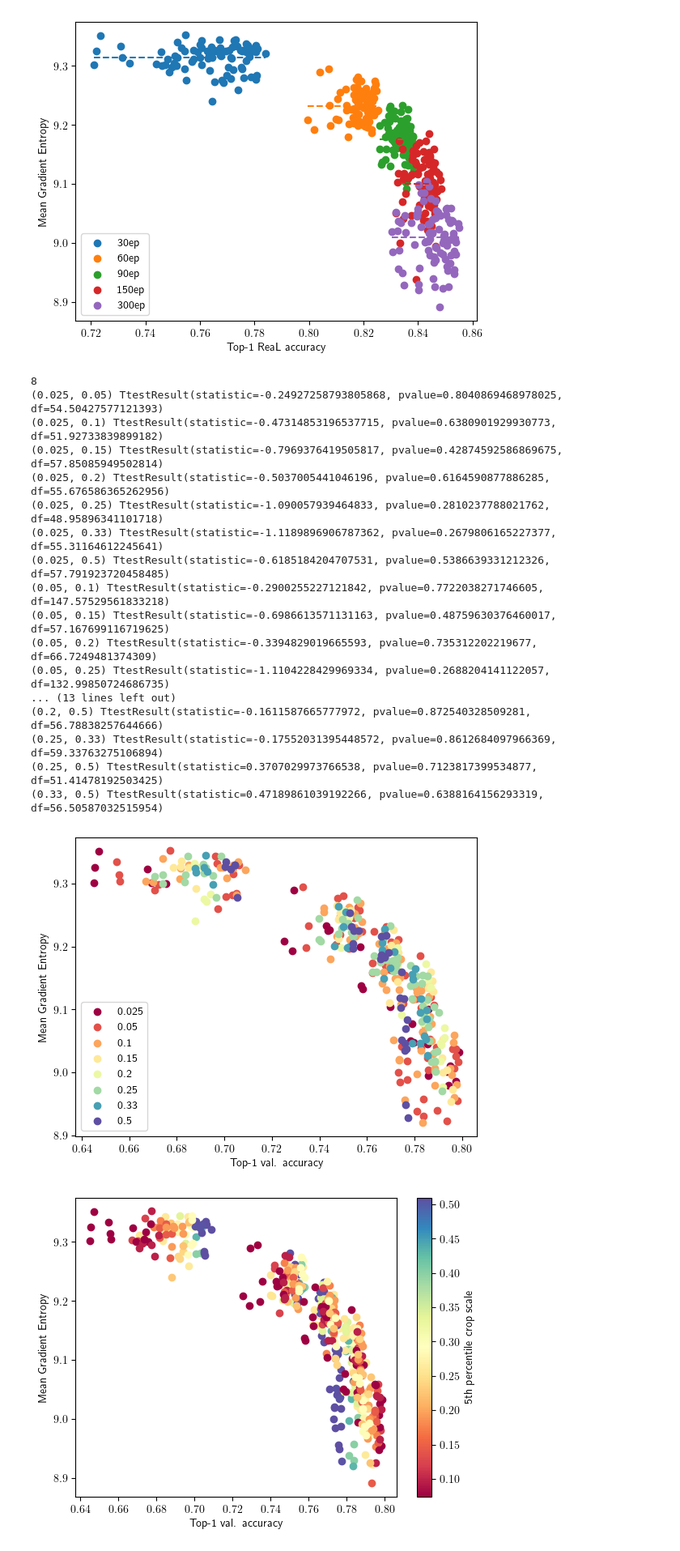
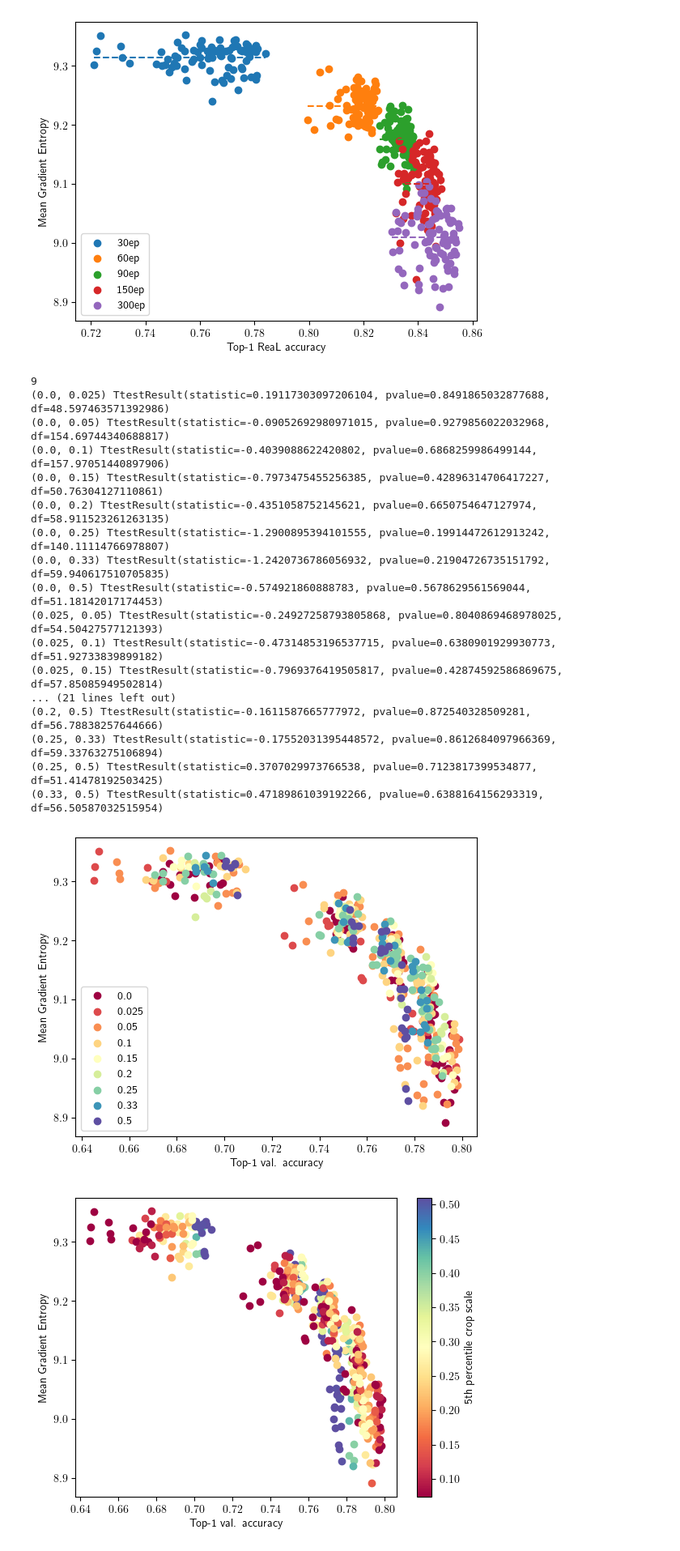
Before and after one commit to EIFY/mup-vit, a Jupyter notebook: notebooks/sweep_eval.ipynb, the cells around one changed output. Shown at 81% size. Cells and saved outputs as stored; diff of their text form; code cells hidden in the pictures.

Commit message:
include a_min=0.0 runs in an unused plot, dedup checkpoints

```diff
--- a/notebooks/sweep_eval.ipynb
+++ b/notebooks/sweep_eval.ipynb
@@ -539,6 +539,8 @@ TtestResult(statistic=13.630215428605874, pvalue=1.9802895530498272e-29, df=177.
 [figure]
 # %%
 import filecmp
+
+epoch = [30, 60, 90, 150, 300]
 
 redundant = 0
 done = 0
@@ -549,17 +551,23 @@ for run in os.listdir(ROOT):
         for ep in epoch:
             if str(ep) + 'ep' in run:
                 regular_path = os.path.join(run_path, 'checkpoints', 'checkpoint.pth.tar')
-                final_path = os.path.join(run_path, 'checkpoints', f'model_step_{round(ep * 1281167 / 1024)}.pth.tar')
-                if os.path.exists(final_path):
-                    if os.path.exists(regular_path) and filecmp.cmp(regular_path, final_path):
-                        os.remove(regular_path)
-                        # print(regular_path, 'removed')
-                        redundant += 1 #print(regular_path, 'is the same as', final_path)
-                    else:
-                        done += 1
+                for bs in (1024, 4096):
+                    final_path = os.path.join(run_path, 'checkpoints', f'model_step_{round(ep * 1281167 / bs)}.pth.tar')
+                    if os.path.exists(final_path):
+                        break
                 else:
+                    final_path = None
+
+                if final_path is None:
                     missing += 1
-                    print(run, 'lacks the final checkpoint:', f'model_step_{round(ep * 1281167 / 1024)}.pth.tar')
+                    # Most likely experiments manually aborted
+                    print(run, 'lacks the final checkpoint:', f'model_step_{round(ep * 1281167 / 1024)}.pth.tar or model_step_{round(ep * 1281167 / 4096)}.pth.tar')
+                elif os.path.exists(regular_path) and filecmp.cmp(regular_path, final_path):
+                    os.remove(regular_path)
+                    # print(regular_path, 'removed')
+                    redundant += 1 #print(regular_path, 'is the same as', final_path)
+                else:
+                    done += 1
                 break
 
 print(f"{redundant=}")
@@ -634,10 +642,12 @@ from cycler import cycler
 
 import matplotlib.pyplot as plt
 
+ROOT = "/media/jason-chou/T31/imagenet-runs/logs"
+
 plt.rcParams['text.usetex'] = True
 plt.rcParams['font.size'] = 10
 
-lower_scale = [0.025, 0.05, 0.1, 0.15, 0.2, 0.25]
+lower_scale = [0.0, 0.025, 0.05, 0.1, 0.15, 0.2, 0.25]
 all_scale = lower_scale + [0.33, 0.5]
 old_cycle = matplotlib.rcParams['axes.prop_cycle']
 matplotlib.rcParams['axes.prop_cycle'] = cycler('color', plt.cm.Spectral(np.linspace(0, 1, len(all_scale))))
@@ -653,44 +663,44 @@ for run in os.listdir(ROOT):
                     d = json.load(f)
                 data[s].append((d['best_acc1'], np.mean(arr)))
                 break
 
 ls_y = []
 for s, seq in data.items():
     x, y = zip(*seq)
     ls_y.append((s, y))
     plt.scatter(x, y, label=str(s))
 
 print(len(ls_y))
 for pair in itertools.combinations(ls_y, r=2):
     (ls1, a), (ls2, b) = pair
     print((ls1, ls2), ttest_ind(a, b, equal_var=False))
 
 
 plt.legend(loc="lower left")
 plt.xlabel("Top-1 val. accuracy")
 plt.ylabel("Mean Gradient Entropy")
 plt.savefig("grad_entropy_vs_acc_lower_scale_full.png")
 plt.show()
 matplotlib.rcParams['axes.prop_cycle'] = old_cycle
 # %% [output]
-8
+9
+(0.0, 0.025) TtestResult(statistic=0.19117303097206104, pvalue=0.8491865032877688, df=48.597463571392986)
+(0.0, 0.05) TtestResult(statistic=-0.09052692980971015, pvalue=0.9279856022032968, df=154.69744340688817)
+(0.0, 0.1) TtestResult(statistic=-0.4039088622420802, pvalue=0.6868259986499144, df=157.97051440897906)
+(0.0, 0.15) TtestResult(statistic=-0.7973475455256385, pvalue=0.42896314706417227, df=50.76304127110861)
+(0.0, 0.2) TtestResult(statistic=-0.4351058752145621, pvalue=0.6650754647127974, df=58.911523261263135)
+(0.0, 0.25) TtestResult(statistic=-1.2900895394101555, pvalue=0.19914472612913242, df=140.11114766978807)
+(0.0, 0.33) TtestResult(statistic=-1.2420736786056932, pvalue=0.21904726735151792, df=59.940617510705835)
+(0.0, 0.5) TtestResult(statistic=-0.574921860888783, pvalue=0.5678629561569044, df=51.18142017174453)
 (0.025, 0.05) TtestResult(statistic=-0.24927258793805868, pvalue=0.8040869468978025, df=54.50427577121393)
 (0.025, 0.1) TtestResult(statistic=-0.47314853196537715, pvalue=0.6380901929930773, df=51.92733839899182)
 (0.025, 0.15) TtestResult(statistic=-0.7969376419505817, pvalue=0.42874592586869675, df=57.85085949502814)
-(0.025, 0.2) TtestResult(statistic=-0.5037005441046196, pvalue=0.6164590877886285, df=55.676586365262956)
-(0.025, 0.25) TtestResult(statistic=-1.090057939464833, pvalue=0.2810237788021762, df=48.95896341101718)
-(0.025, 0.33) TtestResult(statistic=-1.1189896906787362, pvalue=0.2679806165227377, df=55.31164612245641)
-(0.025, 0.5) TtestResult(statistic=-0.6185184204707531, pvalue=0.5386639331212326, df=57.791923720458485)
-(0.05, 0.1) TtestResult(statistic=-0.2900255227121842, pvalue=0.7722038271746605, df=147.57529561833218)
-(0.05, 0.15) TtestResult(statistic=-0.6986613571131163, pvalue=0.48759630376460017, df=57.167699116719625)
-(0.05, 0.2) TtestResult(statistic=-0.3394829019665593, pvalue=0.735312202219677, df=66.7249481374309)
-(0.05, 0.25) TtestResult(statistic=-1.1104228429969334, pvalue=0.2688204141122057, df=132.99850724686735)
-... (13 lines left out)
+... (21 lines left out)
 (0.2, 0.5) TtestResult(statistic=-0.1611587665777972, pvalue=0.872540328509281, df=56.78838257644666)
 (0.25, 0.33) TtestResult(statistic=-0.17552031395448572, pvalue=0.8612684097966369, df=59.33763275106894)
 (0.25, 0.5) TtestResult(statistic=0.3707029973766538, pvalue=0.7123817399534877, df=51.41478192503425)
 (0.33, 0.5) TtestResult(statistic=0.47189861039192266, pvalue=0.6388164156293319, df=56.50587032515954)
-[figure, old version]
+[figure, new version]
 # %%
 import scipy.special as sc
 
```
Also changed, not shown: parts of 1 cell of this notebook.
